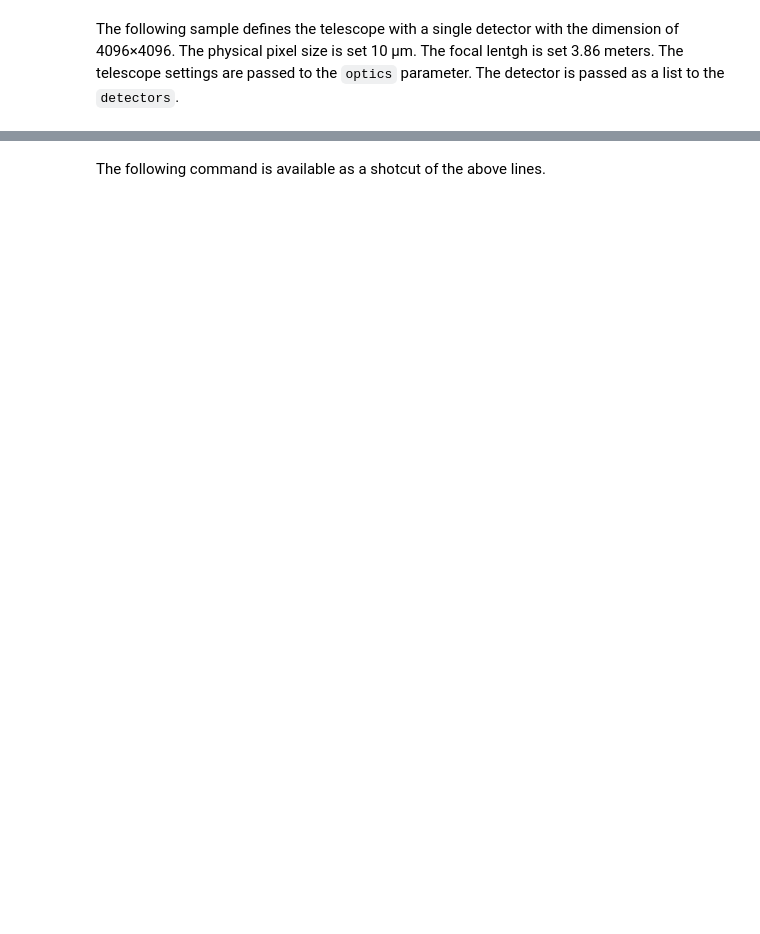
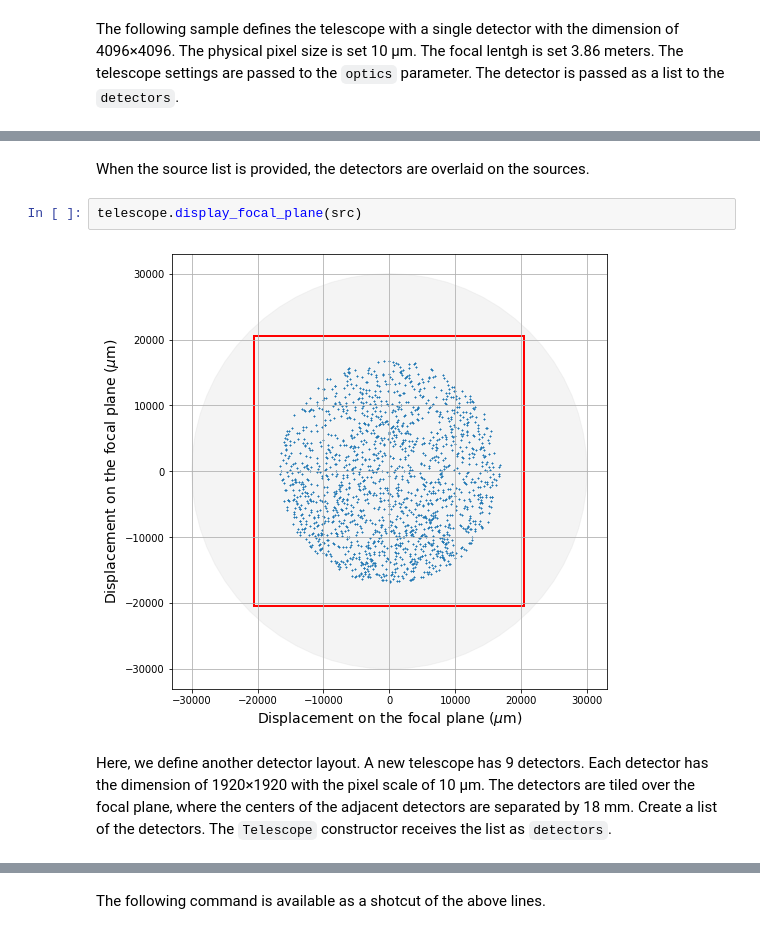
Before and after one commit to JASMINE-Mission/jasmine_warpfield, a Jupyter notebook: notebook/tutorial_04_illustrate_the_layout_of_the_focal_plane.ipynb, the cells around one changed output, grey strips where cells are left out. Saved outputs shown, nothing was run; the diff lists cells and outputs as text; blank space fills up the shorter version.

```diff
--- a/notebook/tutorial_04_illustrate_the_layout_of_the_focal_plane.ipynb
+++ b/notebook/tutorial_04_illustrate_the_layout_of_the_focal_plane.ipynb
@@ -38,0 +35,8 @@ jasmine = w.Telescope(optics=optics, detectors=[HgCdTe,])
+# %% [markdown]
+When the source list is provided, the detectors are overlaid on the sources.
+# %%
+telescope.display_focal_plane(src)
+# %% [output]
+[figure, added]
+# %% [markdown]
+Here, we define another detector layout. A new telescope has 9 detectors. Each detector has the dimension of 1920&times;1920 with the pixel scale of 10 &mu;m. The detectors are tiled over the focal plane, where the centers of the adjacent detectors are separated by 18 mm. Create a list of the detectors. The `Telescope` constructor receives the list as `detectors`.
```
Also changed, not shown: parts of 17 cells of this notebook, 8 other files.
